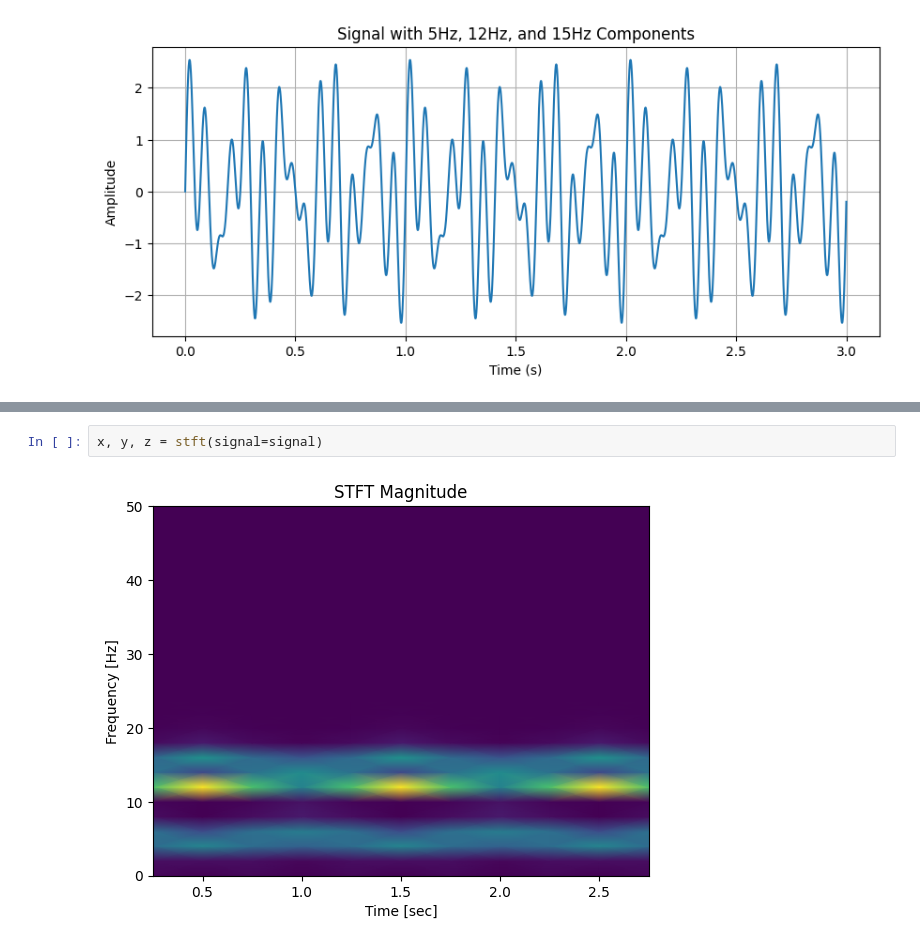
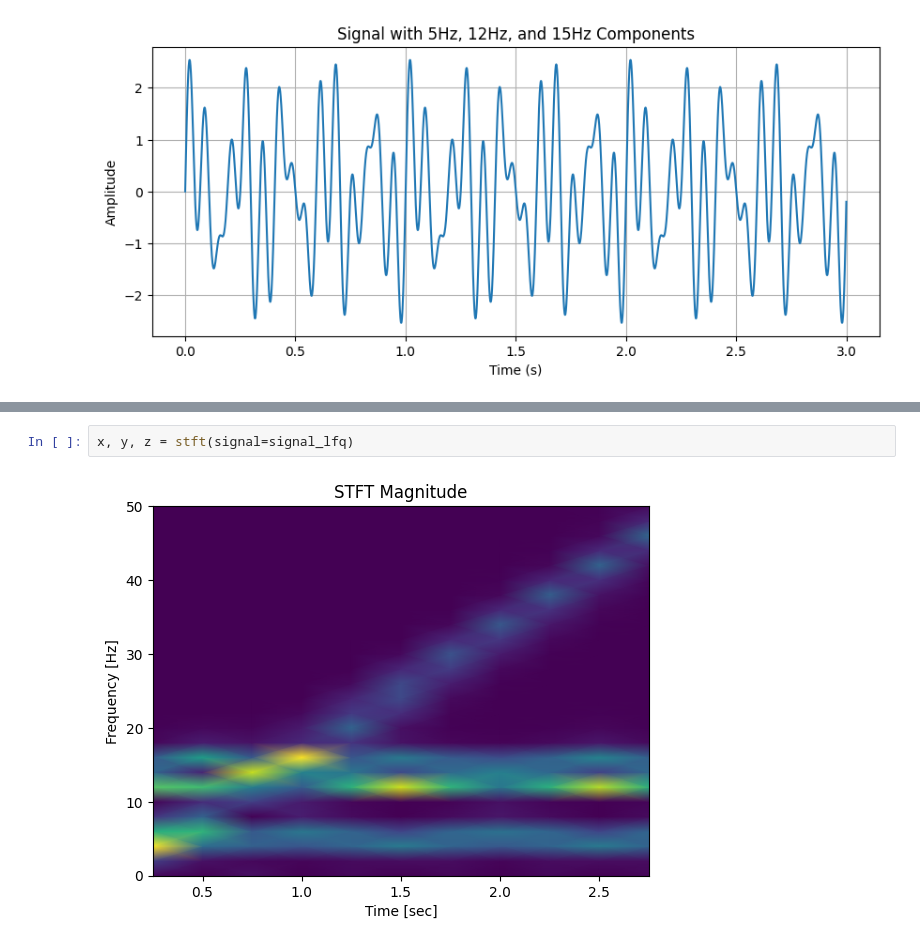
Before and after one commit to sunnivaf/TTK7-project1, a Jupyter notebook: playground.ipynb, the cells around one changed output, grey strips where cells are left out. Cells and saved outputs as stored; diff of their text form.

```diff
--- a/playground.ipynb
+++ b/playground.ipynb
@@ -50,4 +47,4 @@ mat = wt(t=t, signal=signal)
 # %%
-x, y, z = stft(signal=signal)
+x, y, z = stft(signal=signal_lfq)
 # %% [output]
-[figure, old version]
+[figure, new version]
```
Also changed, not shown: parts of 2 cells of this notebook.
